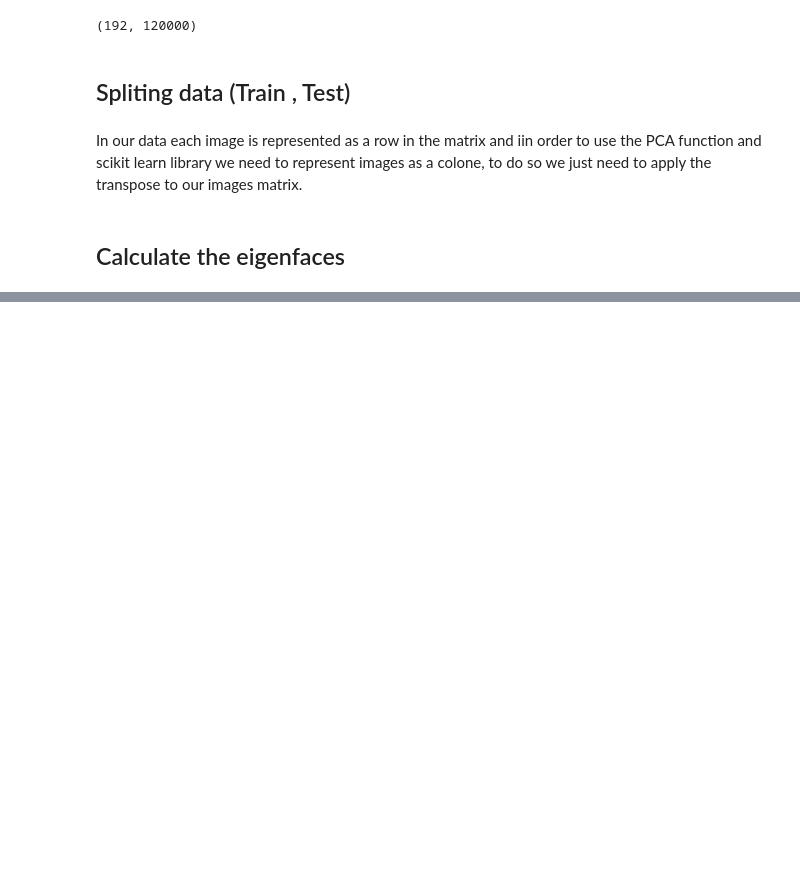
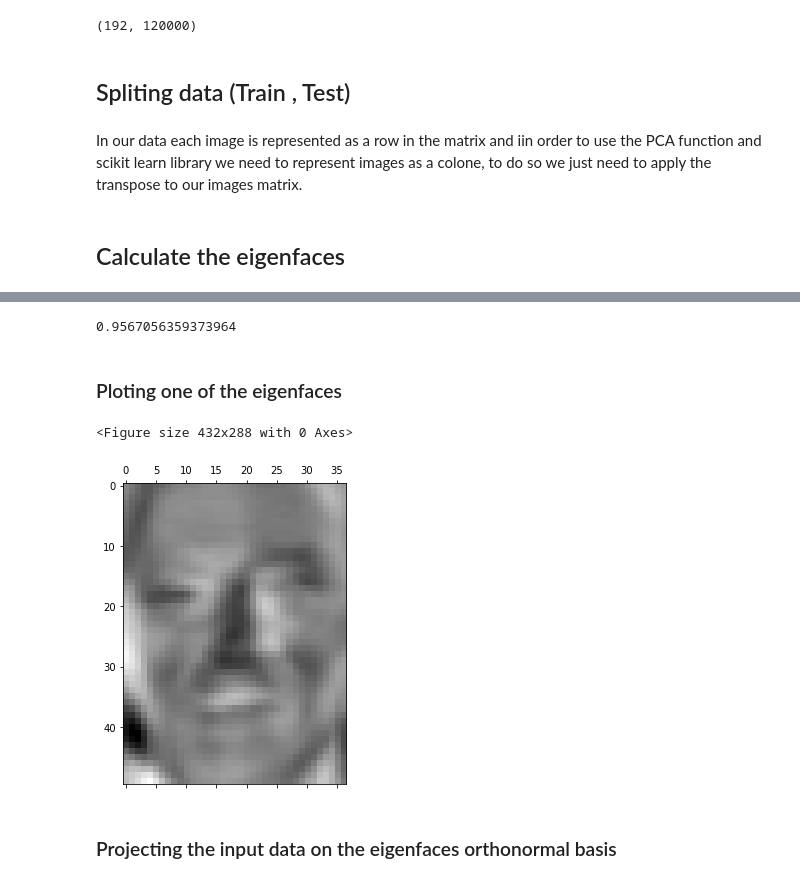
Before and after one commit to bbenfedd/Eigenfaces-for-Face-Detection-Recognition, a Jupyter notebook: Face_Recognition.ipynb, the cells around one changed output, grey strips where cells are left out. Cells and saved outputs as stored; diff of their text form; code cells hidden in the pictures; blank space fills up the shorter version.

```diff
--- a/Face_Recognition.ipynb
+++ b/Face_Recognition.ipynb
@@ -32,7 +36,10 @@ Images have the size of 300*400
 plt.figure()
 plt.gray()
 
-plt.matshow(imgs[1].reshape(400,300))
+h = 400 #height
+w = 300 #width
+
+plt.matshow(imgs[1].reshape(h,w))
 
 plt.show()
 # %% [output]
@@ -102,9 +99,9 @@ Y_test = np.array(Y_test)
 # %% [markdown]
 In our data each image is represented as a row in the matrix and iin order to use the PCA function and scikit learn library we need to represent images as a colone, to do so we just need to apply the transpose to our images matrix.
 # %%
-X_train = X_train.T
+#X_train = X_train.T
 
 
-X_test = []
+#X_test = X_test.T
 # %% [markdown]
 ## Calculate the eigenfaces
@@ -131,0 +108,9 @@ print(pca.components_)
+# %%
+from sklearn.decomposition import PCA
+
+pca = PCA(n_components=150,svd_solver='randomized')
+pca.fit(X_train)
+print(sum(pca.explained_variance_ratio_))
+n_components = 150
+
+eigenfaces = pca.components_.reshape((n_components, h, w))
@@ -131,0 +141,16 @@ print(pca.components_)
+# %%
+print(sum(pca.explained_variance_ratio_))
+# %% [output]
+0.9567056359373964
+# %% [markdown]
+### Ploting one of the eigenfaces
+# %%
+plt.figure()
+plt.gray()
+plt.matshow(eigenfaces[21].reshape(h,w))
+plt.show()
+# %% [output]
+<Figure size 432x288 with 0 Axes>
+[figure, added]
+# %% [markdown]
+### Projecting the input data on the eigenfaces orthonormal basis
```
Also changed, not shown: parts of 13 cells of this notebook.
